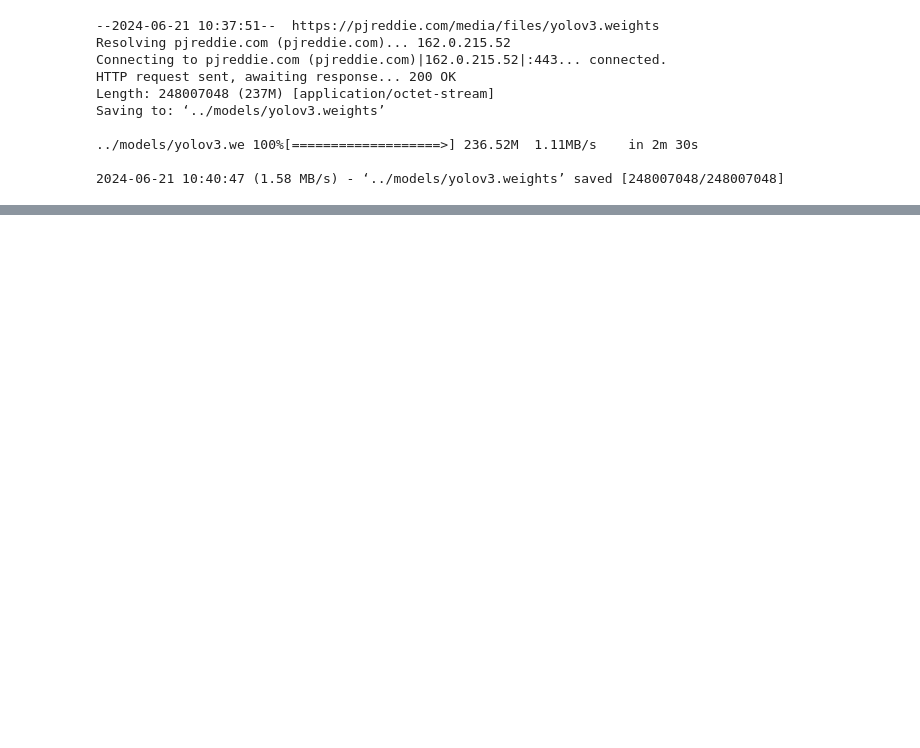
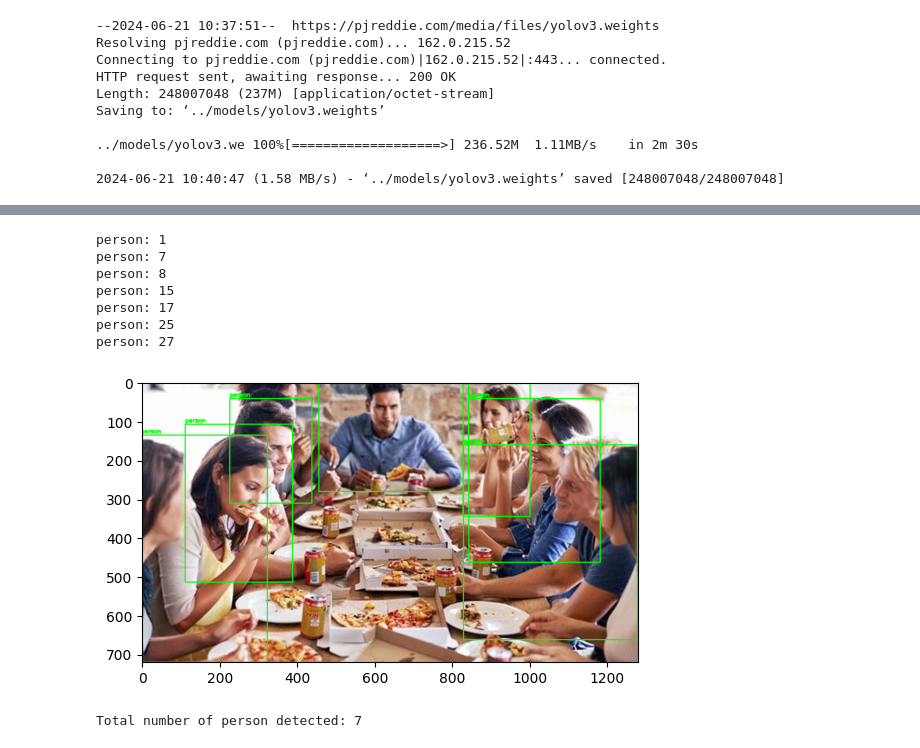
Before and after one commit to vandrearczyk/isc-example-yolo, a Jupyter notebook: notebooks/object_detection.ipynb, the cells around one changed output, grey strips where cells are left out. Saved outputs shown, nothing was run; the diff lists cells and outputs as text; code cells hidden in the pictures; blank space fills up the shorter version.

Commit message:
add images and prepare for colab

```diff
--- a/notebooks/object_detection.ipynb
+++ b/notebooks/object_detection.ipynb
@@ -33,0 +40,69 @@ print("Output layers:", output_layers)
+# %%
+# Load image
+img = cv2.imread("../data/pizza1.jpg")
+height, width, channels = img.shape
+
+# Preprocess image for YOLO
+blob = cv2.dnn.blobFromImage(img, 0.00392, (416, 416), (0, 0, 0), True, crop=False)
+net.setInput(blob)
+outs = net.forward(output_layers)
+
+# Define class to detect
+object_class = "person"
+
+confidences = []
+boxes = []
+class_ids = []  # Store class_ids for the detected objects
+detection_count = 0  # Counter for the number of objects detected
+
+# Process detections
+for out in outs:
+    for detection in out:
+        scores = detection[5:]
+        class_id = np.argmax(scores)
+        confidence = scores[class_id]
+        if confidence > 0.5:  # Adjust confidence threshold as needed
+            # Check if the detected object is of the defined class
+            if classes[class_id] == object_class:
+                # Draw bounding box and label for all objects
+                center_x = int(detection[0] * width)
+                center_y = int(detection[1] * height)
+                w = int(detection[2] * width)
+                h = int(detection[3] * height)
+                x = int(center_x - w / 2)
+                y = int(center_y - h / 2)
+
+                boxes.append([x, y, w, h])
+                confidences.append(float(confidence))
+                class_ids.append(class_id)  # Store the class_id
+
+# Non-maximum suppression
+indices = cv2.dnn.NMSBoxes(boxes, confidences, score_threshold=0.5, nms_threshold=0.4)
+
+for i in range(len(boxes)):
+    if i in indices:
+        print(f'{object_class}: {i}')
+        detection_count += 1
+
+        [x, y, w, h] = boxes[i]
+        confidence = confidences[i]
+
+        cv2.rectangle(img, (x, y), (x + w, y + h), (0, 255, 0), 2)
+        cv2.putText(img, classes[class_ids[i]], (x, y - 5), cv2.FONT_HERSHEY_SIMPLEX, 0.5, (0, 255, 0), 2)
+
+# Display the image with bounding boxes and labels
+plt.imshow(cv2.cvtColor(img, cv2.COLOR_BGR2RGB))
+plt.show()
+
+# Print the total number of objects detected
+print(f"Total number of {object_class} detected: {detection_count}")
+# %% [output]
+person: 1
+person: 7
+person: 8
+person: 15
+person: 17
+person: 25
+person: 27
+[figure, added]
+Total number of person detected: 7
```
Also changed, not shown: parts of 2 cells of this notebook, 6 other files.
